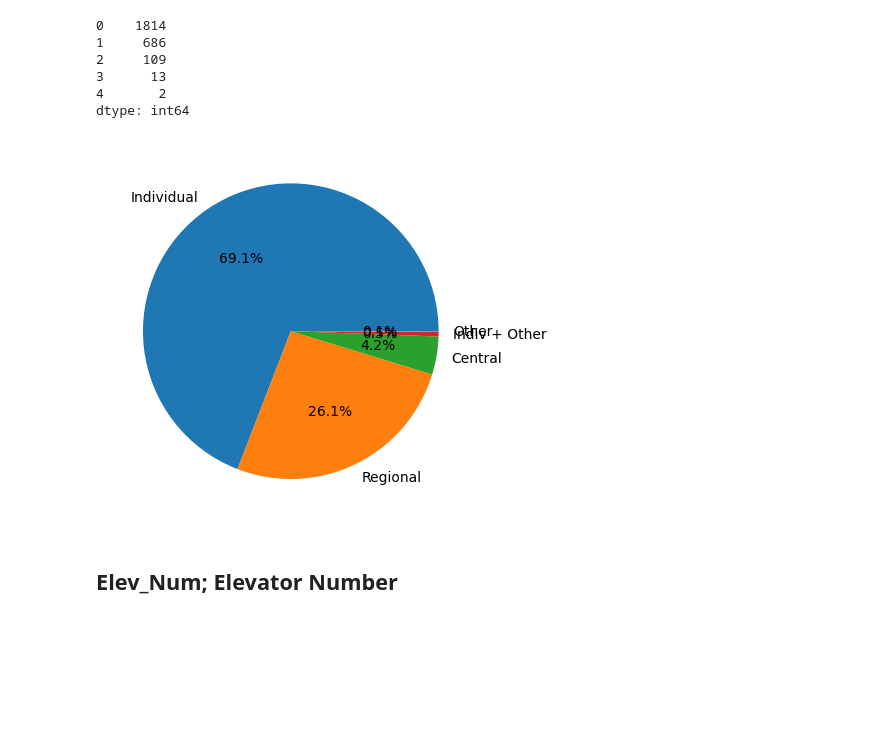
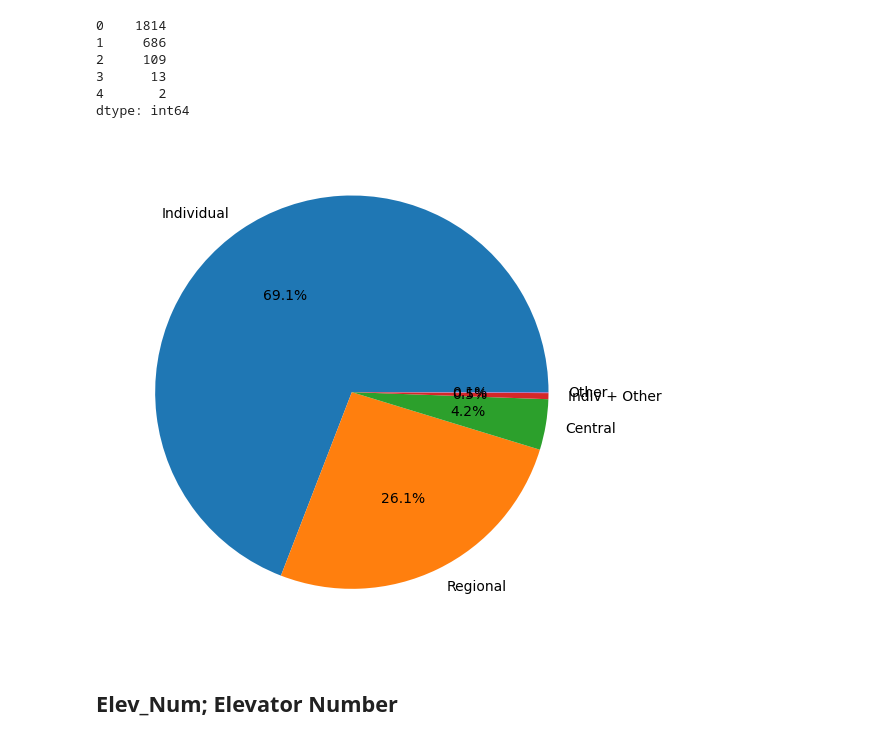
Before and after one commit to haemilia/MolitContest, a Jupyter notebook: Data_Analysis/EDA_Seoul.ipynb, the cells around one changed output. Cells and saved outputs as stored; diff of their text form; code cells hidden in the pictures; blank space fills up the shorter version.

```diff
--- a/Data_Analysis/EDA_Seoul.ipynb
+++ b/Data_Analysis/EDA_Seoul.ipynb
@@ -209,11 +231,11 @@ dtype: int64
 # %%
 eng_ind_HM = ['Individual', 'Regional', 'Central', 'Indiv + Other', 'Other']
 # %%
-fig, ax = plt.subplots()
+fig, ax= plt.subplots(figsize = (7,5), layout = 'constrained')
 ax.pie(count_int_HM, labels=eng_ind_HM, autopct='%1.1f%%')
 plt.show()
 # %% [output]
-[figure, old version]
+[figure, new version]
 # %% [markdown]
 ## Elev_Num; Elevator Number
 # %%
```
Also changed, not shown: parts of 10 cells of this notebook.
